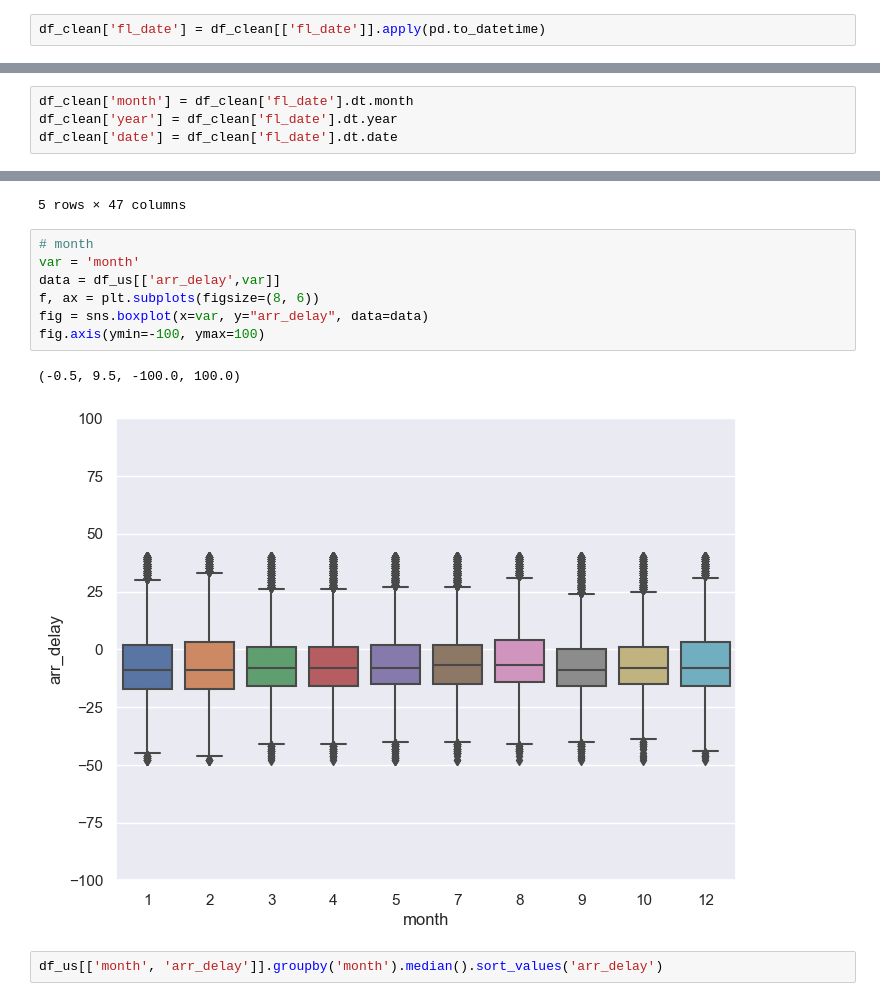
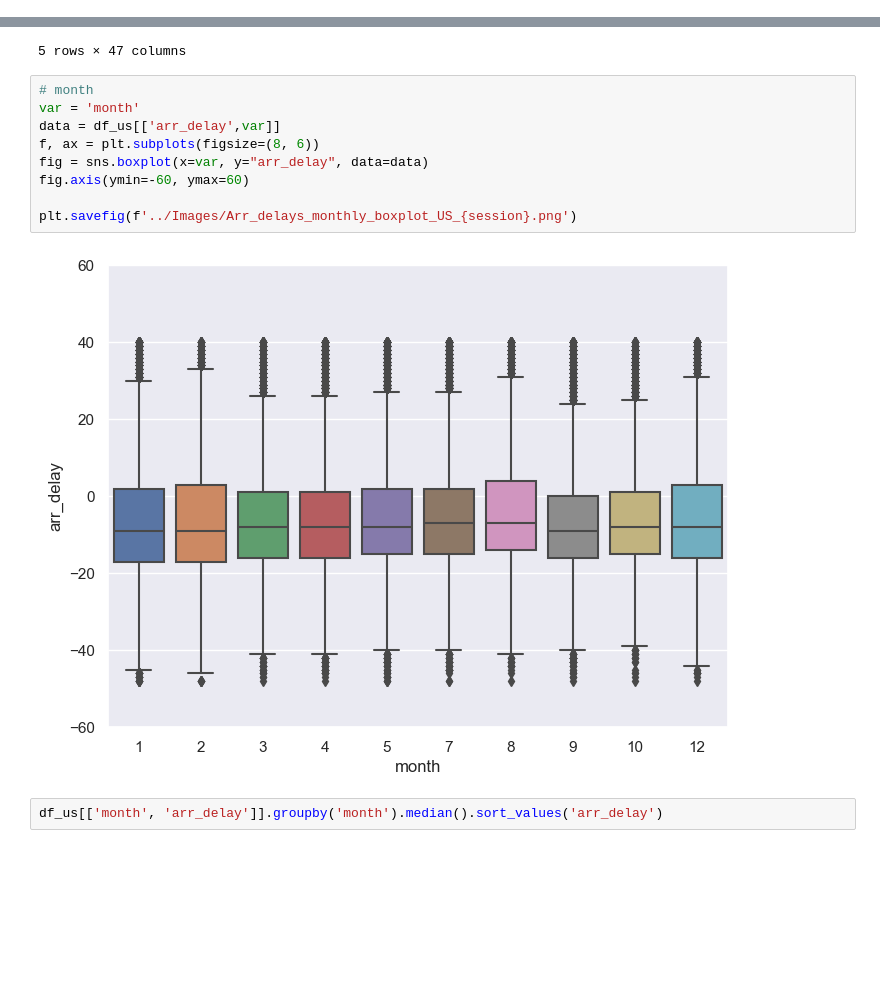
Before and after one commit to jdormaar/Flight-Delays, a Jupyter notebook: Workbook/exploratory_analysis.ipynb, the cells around one changed output, grey strips where cells are left out. Drawn from its saved outputs; the diff is of its cells as text; blank space fills up the shorter version.

```diff
--- a/Workbook/exploratory_analysis.ipynb
+++ b/Workbook/exploratory_analysis.ipynb
@@ -494,2 +498,0 @@ Analyzing the full range of available dates from the source flights data table i
-# %%
-df_clean['fl_date'] = df_clean[['fl_date']].apply(pd.to_datetime)
@@ -502,4 +498,0 @@ df_clean['fl_date'] = df_clean[['fl_date']].apply(pd.to_datetime)
-# %%
-df_clean['month'] = df_clean['fl_date'].dt.month
-df_clean['year'] = df_clean['fl_date'].dt.year
-df_clean['date'] = df_clean['fl_date'].dt.date
@@ -654,13 +612,14 @@ df_us.head()
 # %%
 # month
 var = 'month'
 data = df_us[['arr_delay',var]]
 f, ax = plt.subplots(figsize=(8, 6))
 fig = sns.boxplot(x=var, y="arr_delay", data=data)
-fig.axis(ymin=-100, ymax=100)
+fig.axis(ymin=-60, ymax=60)
+
+plt.savefig(f'../Images/Arr_delays_monthly_boxplot_US_{session}.png')
 # %% [output]
-(-0.5, 9.5, -100.0, 100.0)
-[figure, old version]
+[figure, new version]
 # %%
 df_us[['month', 'arr_delay']].groupby('month').median().sort_values('arr_delay')
 # %% [output]
```
Also changed, not shown: parts of 32 cells of this notebook.
